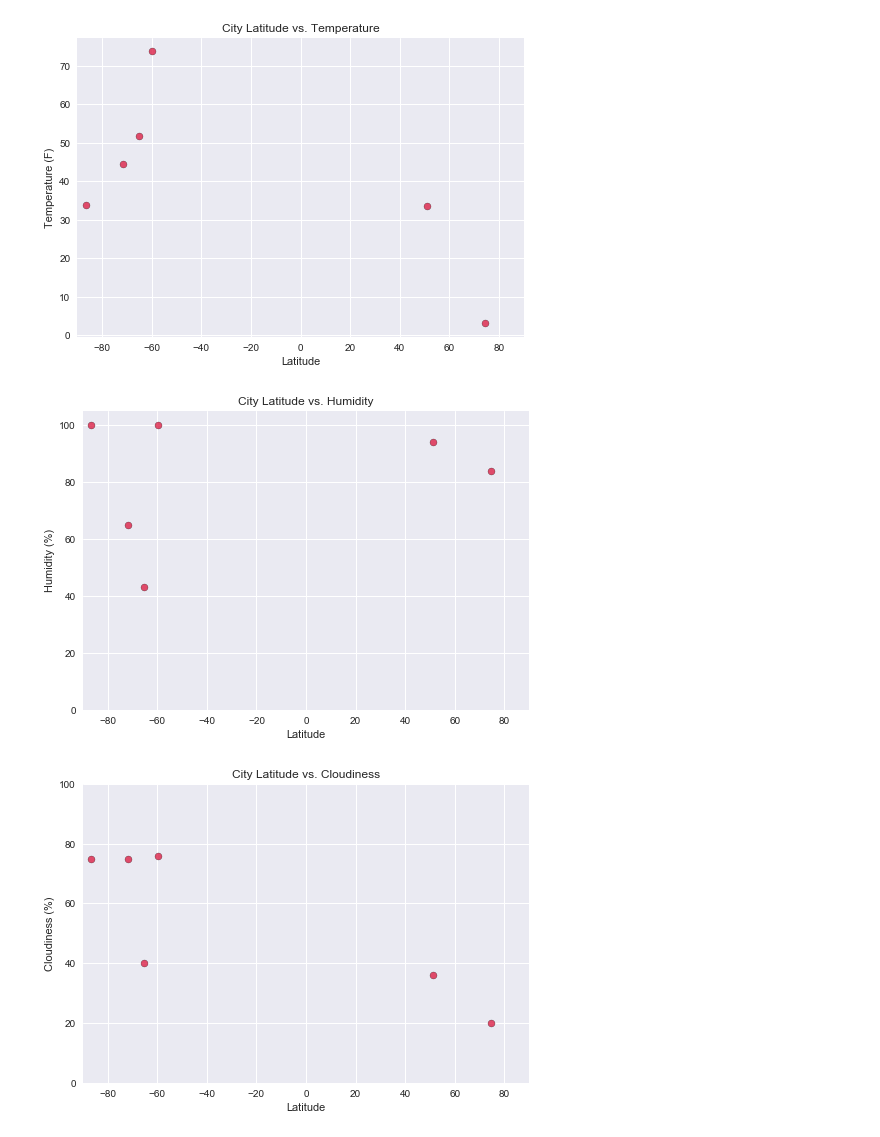
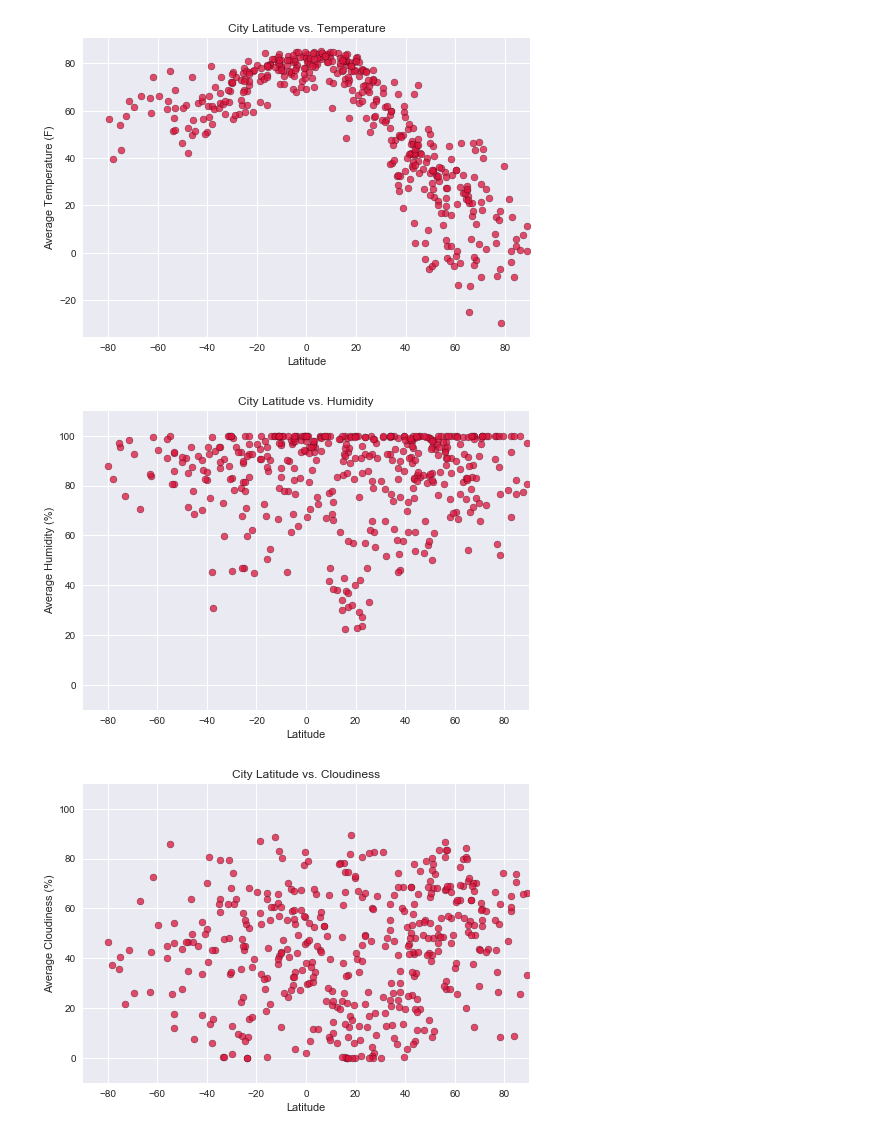
Before and after one commit to mmclaughlin87/weather-by-latitude, a Jupyter notebook: weather_by_latitude.ipynb, the cells around one changed output. Drawn from its saved outputs; the diff is of its cells as text; code cells hidden in the pictures.

```diff
--- a/weather_by_latitude.ipynb
+++ b/weather_by_latitude.ipynb
@@ -9,7 +10,6 @@ from config import owm_api_key
 plt.style.use('seaborn')
 # %%
 # Gather 500 unique cities randomly
-########NEED TO REMOVE DUPS!###########
 
 cities = pd.DataFrame({
     "City":[],
@@ -22,23 +22,35 @@ city_names = []
 country_codes = []
 lats = []
 lngs = []
+duplicate = True
 
-for i in range(0, 10):
-    lat = random.uniform(-90, 90)
-    lng = random.uniform(-180, 180)
-    location = (lat, lng)
-    city = citipy.nearest_city(lat, lng)
-    city_name = city.city_name
-    country_code = city.country_code
+for i in range(0, 500):
+    duplicate = True
+    while duplicate == True:
+        lat = random.uniform(-90, 90)
+        lng = random.uniform(-180, 180)
+        location = (lat, lng)
+        city = citipy.nearest_city(lat, lng)
+        city_name = city.city_name
+        country_code = city.country_code
 
-    city_names.append(city_name)
-    country_codes.append(country_code)
-    lats.append(lat)
-    lngs.append(lng)
+        dup_found = False
+        for existing_city in city_names:
+            if city_name == existing_city:
+                dup_found = True
+
+        if dup_found == False:
+            city_names.append(city_name)
+            country_codes.append(country_code)
+            lats.append(lat)
+            lngs.append(lng)
+            duplicate = False
 
 cities["City"] = city_names
 cities["Country"] = country_codes
 cities["Latitude"] = lats
 cities["Longitude"] = lngs
+city_count = len(cities["City"])
+print(f"Successfully generated a list of {city_count} cities.")
 cities.head()
 # %% [output]
@@ -52,7 +65,7 @@ cities.head()
 # Perform a weather check on each of the cities using a series of successive API calls.
 # Include a print log of each city as it's being processed with the city number, city name, and requested URL.
 
-base_url = "https://api.openweathermap.org/data/2.5/weather"
+base_url = "http://api.openweathermap.org/data/2.5/forecast"
 responses = []
 i = 0
 
@@ -66,7 +79,7 @@ for index, row in cities.iterrows():
         "units":"imperial"
     }
     print(f"Retrieving data for city #{i} ({city_name}, {country_code})...")
-    print(f"{base_url}?q={city_name},{country_code}&units=imperial&appid=**********************")
+    print(f"{base_url}?q={city_name},{country_code}&units=imperial&appid=***")
     response = requests.get(base_url, params=params).json()
     responses.append(response)
 # %% [output]
@@ -141,31 +179,34 @@ Could not retrieve data for spornoye, ru
 cities.to_csv("weather_data.csv", index=False, header=True)
 # %%
+# Plot Temperature vs. Latitude
 plt.scatter(cities["Latitude"], cities["Temperature (F)"], c="crimson", alpha=0.75, edgecolor="black")
 plt.title("City Latitude vs. Temperature")
 plt.xlim(-90,90)
 plt.xlabel("Latitude")
-plt.ylabel("Temperature (F)")
+plt.ylabel("Average Temperature (F)")
 plt.show()
 # %% [output]
-[figure, old version]
+[figure, new version]
 # %%
+# Plot Humidity vs. Latitude
 plt.scatter(cities["Latitude"], cities["Humidity (%)"], c="crimson", alpha=0.75, edgecolor="black")
 plt.title("City Latitude vs. Humidity")
 plt.xlim(-90,90)
-plt.ylim(0,105)
+plt.ylim(-10,110)
 plt.xlabel("Latitude")
-plt.ylabel("Humidity (%)")
+plt.ylabel("Average Humidity (%)")
 plt.show()
 # %% [output]
-[figure, old version]
+[figure, new version]
 # %%
+# Plot Cloudiness vs. Latitude
 plt.scatter(cities["Latitude"], cities["Cloudiness (%)"], c="crimson", alpha=0.75, edgecolor="black")
 plt.title("City Latitude vs. Cloudiness")
 plt.xlim(-90,90)
-plt.ylim(0,100)
+plt.ylim(-10,110)
 plt.xlabel("Latitude")
-plt.ylabel("Cloudiness (%)")
+plt.ylabel("Average Cloudiness (%)")
 plt.show()
 # %% [output]
-[figure, old version]
+[figure, new version]
 # %%
```
Also changed, not shown: parts of 6 cells of this notebook, 2 other files.
